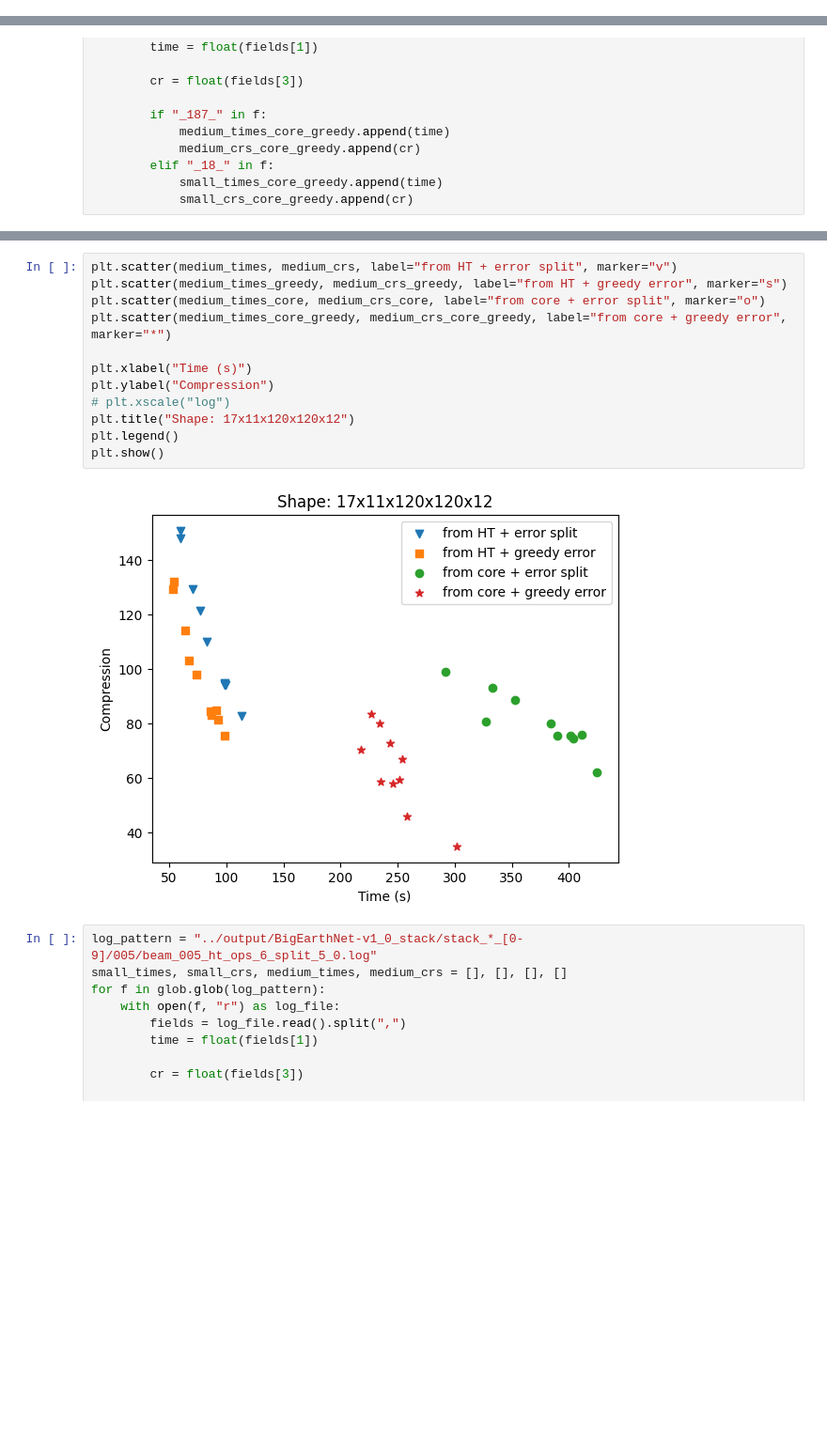
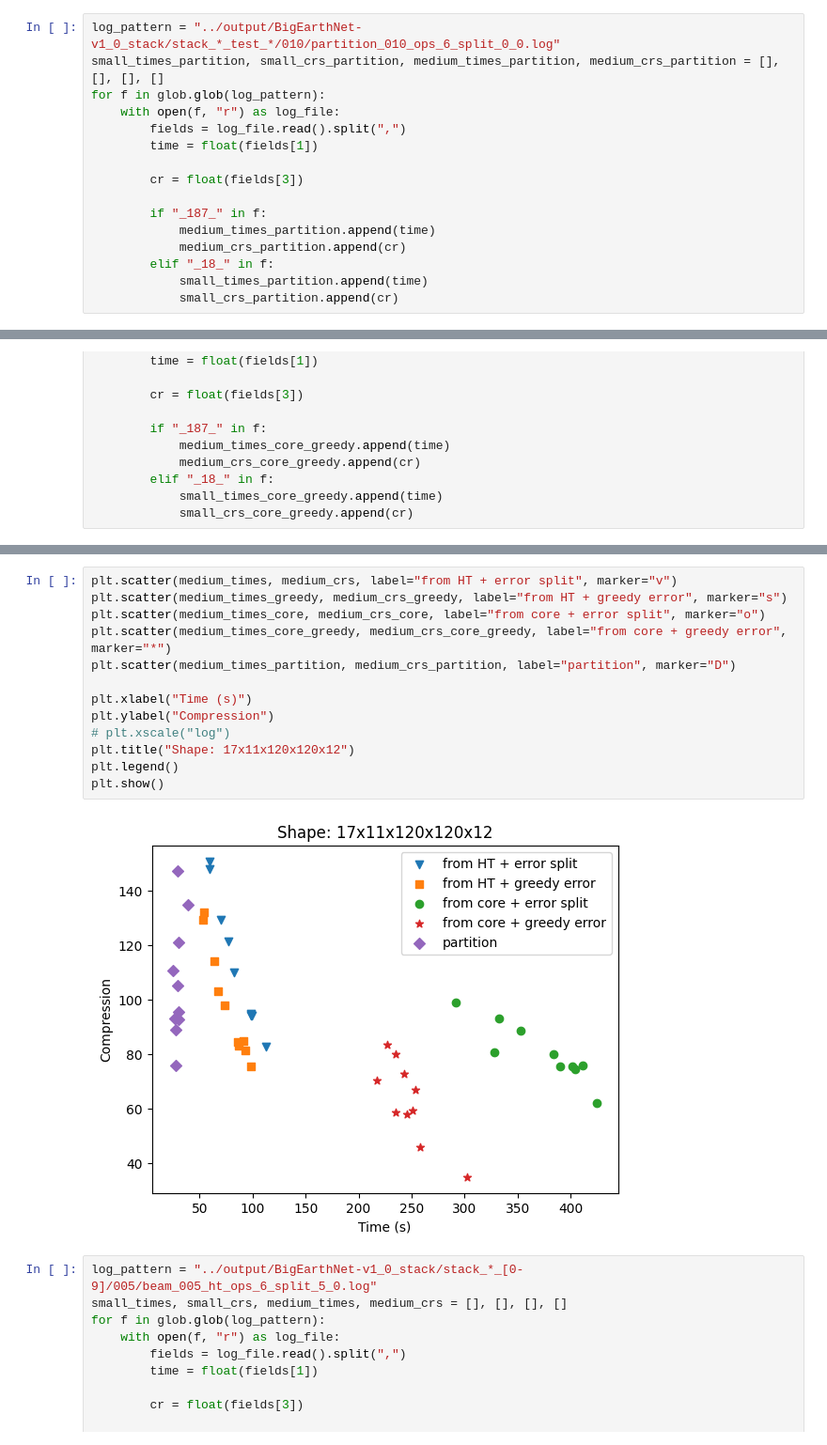
Before and after one commit to gorodetsky-umich/tensor_networks, a Jupyter notebook: scripts/plot.ipynb, the cells around one changed output, grey strips where cells are left out. Shown at 94% size. Saved outputs shown, nothing was run; the diff lists cells and outputs as text; blank space fills up the shorter version.

```diff
--- a/scripts/plot.ipynb
+++ b/scripts/plot.ipynb
@@ -5,3 +6,19 @@ import json
+# %%
+log_pattern = "../output/BigEarthNet-v1_0_stack/stack_*_test_*/010/partition_010_ops_6_split_0_0.log"
+small_times_partition, small_crs_partition, medium_times_partition, medium_crs_partition = [], [], [], []
+for f in glob.glob(log_pattern):
+    with open(f, "r") as log_file:
+        fields = log_file.read().split(",")
+        time = float(fields[1])
+
+        cr = float(fields[3])
+
+        if "_187_" in f:
+            medium_times_partition.append(time)
+            medium_crs_partition.append(cr)
+        elif "_18_" in f:
+            small_times_partition.append(time)
+            small_crs_partition.append(cr)
 # %%
 log_pattern = "../output/BigEarthNet-v1_0_stack/*_ht_eps_010/010/beam_010_ops_6_split_5.log"
 small_times, small_crs, medium_times, medium_crs = [], [], [], []
@@ -83,17 +101,18 @@ plt.show()
 # %%
 plt.scatter(medium_times, medium_crs, label="from HT + error split", marker="v")
 plt.scatter(medium_times_greedy, medium_crs_greedy, label="from HT + greedy error", marker="s")
 plt.scatter(medium_times_core, medium_crs_core, label="from core + error split", marker="o")
 plt.scatter(medium_times_core_greedy, medium_crs_core_greedy, label="from core + greedy error", marker="*")
+plt.scatter(medium_times_partition, medium_crs_partition, label="partition", marker="D")
 
 plt.xlabel("Time (s)")
 plt.ylabel("Compression")
 # plt.xscale("log")
 plt.title("Shape: 17x11x120x120x12")
 plt.legend()
 plt.show()
 # %% [output]
-[figure, old version]
+[figure, new version]
 # %%
 log_pattern = "../output/BigEarthNet-v1_0_stack/stack_*_[0-9]/005/beam_005_ht_ops_6_split_5_0.log"
 small_times, small_crs, medium_times, medium_crs = [], [], [], []
```
Also changed, not shown: parts of 10 cells of this notebook, 11 other files.
